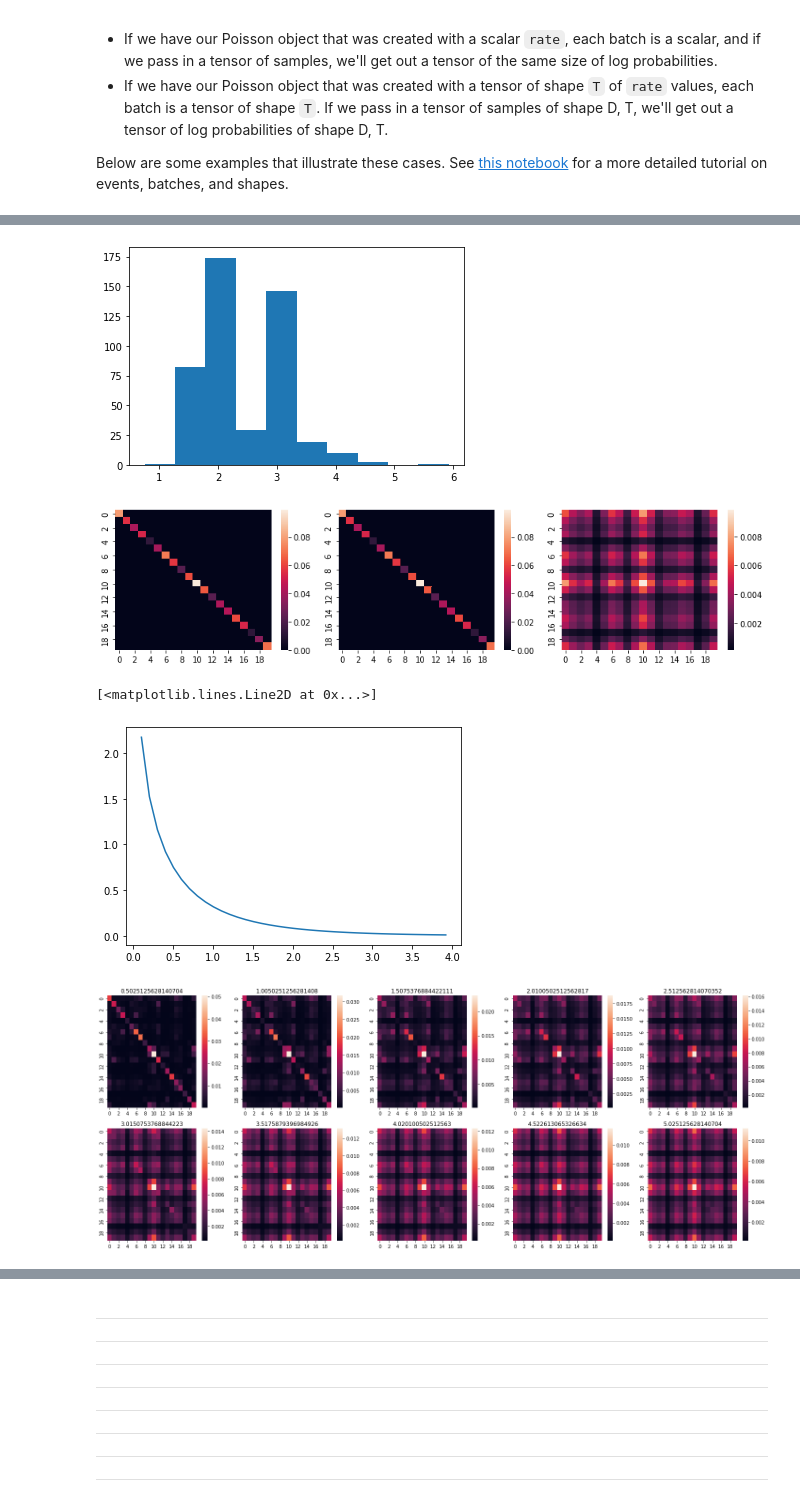
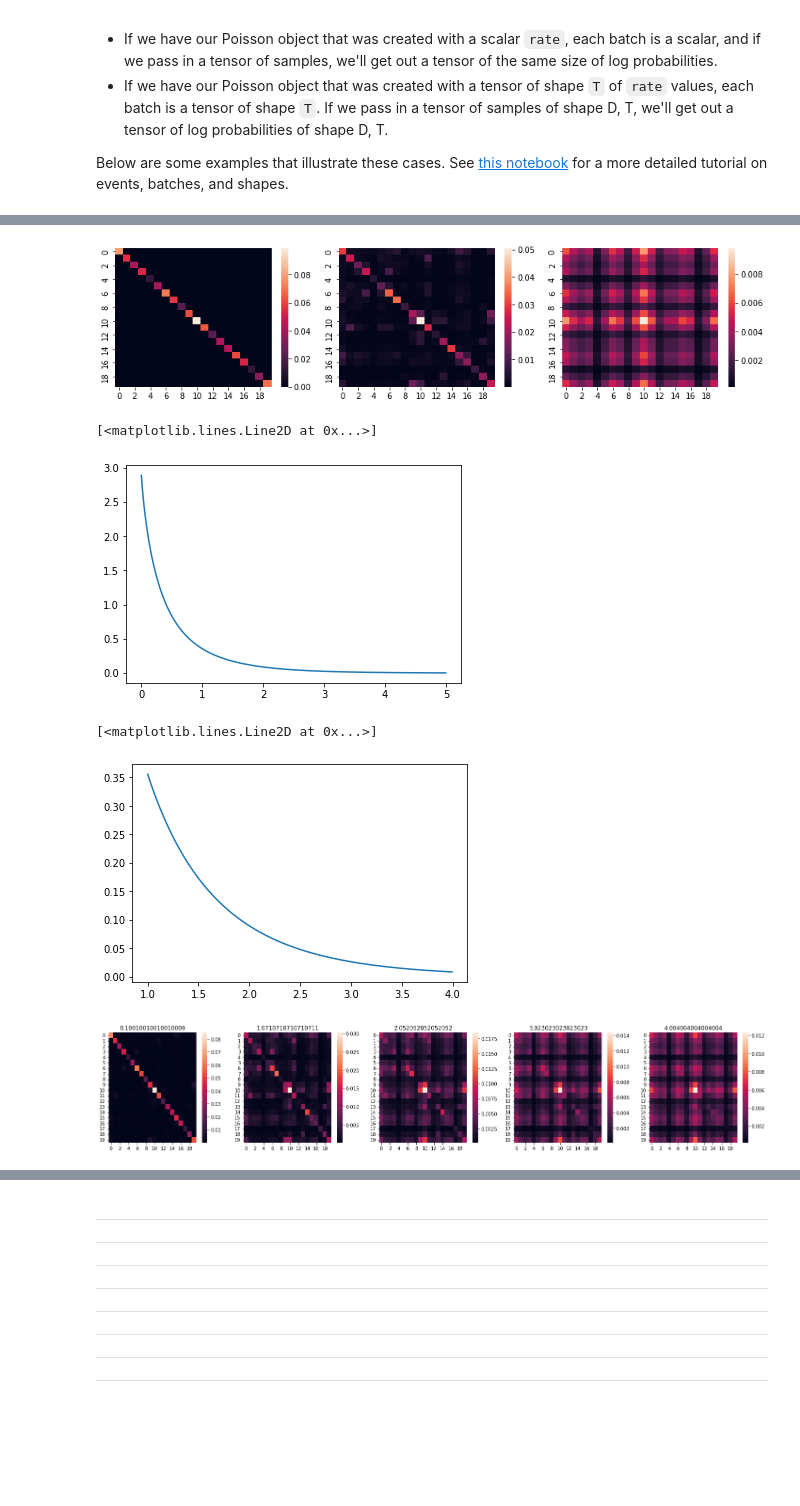
Before and after one commit to AVova/tensorflow_stats, a Jupyter notebook: TensorFlow_Evolution_Statistics.ipynb, the cells around one changed output, grey strips where cells are left out. Drawn from its saved outputs; the diff is of its cells as text; code cells hidden in the pictures; blank space fills up the shorter version.

```diff
--- a/TensorFlow_Evolution_Statistics.ipynb
+++ b/TensorFlow_Evolution_Statistics.ipynb
@@ -360,0 +358,21 @@ mat_exps.shape, vecs.shape, vecs_at_times.shape
+# %%
+def compute_matexp_attimes(ntimes, bigtime, mx):
+    times = tf.linspace(0, bigtime, ntimes)
+    mat_exps = tf.linalg.expm(tf.expand_dims(mx, 0) * tf.reshape(times, [-1, 1, 1]))
+    return times, mat_exps
+
+def batch_matvec(batch_mx, batch_vec):
+    results = tf.linalg.matmul(batch_mx, tf.expand_dims(tf.transpose(batch_vec), 0))
+    return tf.transpose(results, [0, 2, 1])
+
+def random_pvecs(nvecs, n, scheme='uniform'):
+    if scheme == 'uniform':
+        vecs = tf.random.uniform([nvecs, n], dtype=tf.float64)
+        return vecs / tf.reduce_sum(vecs, axis=1, keepdims=True)
+# %%
+ntimes, bigtime = 1000, 10
+times, mat_exps = compute_matexp_attimes(ntimes, bigtime, rates)
+
+nvecs, n = 1000, 20
+vecs = random_pvecs(nvecs, n)
+vecs_at_times = batch_matvec(mat_exps, vecs)
@@ -361,19 +385,19 @@ mat_exps.shape, vecs.shape, vecs_at_times.shape
 # %%
 veci = np.random.randint(0, nvecs)
 
-times = tf.linspace(0, big_time, ntimes)
 
 plt.figure(figsize=(15,6))
 for i in range(20):
-    plt.plot(times, vecs_at_times[:,i,veci])
-plt.plot(times, tf.reduce_sum(vecs_at_times[:,:,veci], axis=1)*0.14, '--')
+    plt.plot(times, vecs_at_times[:,veci,i])
+plt.plot(times, tf.reduce_sum(vecs_at_times[:,veci,:], axis=1)*0.14, '--')
 plt.scatter([times[-1]]*20, freqs_tf)
 plt.show()
 
 plt.figure(figsize=(25,15))
 for a in range(20):
     ax = plt.subplot(4,5,a+1)
+    nvecs_am = nvecs // n
     offset = a*nvecs_am
     for veci in range(nvecs_am):
-        ax.plot(times, vecs_at_times[:,a,offset+veci], '--', color='gray', alpha=0.2)
+        ax.plot(times, vecs_at_times[:,offset+veci, a], '--', color='gray', alpha=0.2)
 # %% [output]
@@ -411,5 +433,0 @@ _=plt.hist(np.clip(edge_counts, 0, 100), bins=100, )
-# %%
-for n in t.traverse():
-    if len(n.get_children()) == 3:
-        break
-n.is_root()
@@ -443,9 +452,7 @@ True
 leaf_distances_from_root = []
 for l in t.get_leaves():
     leaf_distances_from_root.append(t.get_distance(l))
-_=plt.hist(leaf_distances_from_root)
+_=plt.hist(leaf_distances_from_root, bins=40)
-# %% [output]
-[figure, removed]
 # %%
 mutual_distrs = tf.linalg.matmul(
     tf.linalg.matmul(mat_exps, tf.reshape(tf.linalg.diag(freqs_tf), [1, 20, 20])),
@@ -457,17 +464,17 @@ independent_distr = tf.reshape(freqs_tf, [20, 1]) @ tf.reshape(freqs_tf, [1, 20]
 plt.figure(figsize=(12,3))
 
 plt.subplot(1,3,1)
-sns.heatmap(mutual_distrs[0])
+sns.heatmap(tf.linalg.diag(freqs_tf))
 
 plt.subplot(1,3,2)
-sns.heatmap(tf.linalg.diag(freqs_tf))
+sns.heatmap(mutual_distrs[int(ntimes * 0.05)])
 
 plt.subplot(1,3,3)
 sns.heatmap(independent_distr)
 
 plt.tight_layout()
 # %% [output]
-[figure, old version]
+[figure, new version]
 # %%
 def computeKLDist(P, Q):
     Q = tf.reshape(Q, [-1])
@@ -477,22 +484,30 @@ def computeKLDist(P, Q):
     Q = Q[mask]
     return tf.reduce_sum(P * (tf.math.log(P) - tf.math.log(Q)))
 # %%
-kldists_from_indep = [computeKLDist(independent_distr, mutual_distrs[t]) for t in range(ntimes)]
-x = int(0.2*len(times))
-plt.plot(times[1:x], kldists_from_indep[1:x])
+kldists_from_indep = [computeKLDist(mutual_distrs[t], independent_distr) for t in range(ntimes)]
+x = int(0.5*len(times))
+plt.plot(times[0:x], kldists_from_indep[0:x])
 # %% [output]
 [<matplotlib.lines.Line2D at 0x...>]
-[figure, old version]
+[figure, new version]
+# %%
+times_np = times.numpy()
+
+i1 = np.argmin(np.abs(times_np - 1.0))
+i2 = np.argmin(np.abs(times_np - 4.0))
+
+plt.plot(times[i1:i2], kldists_from_indep[i1:i2])
+# %% [output]
+[<matplotlib.lines.Line2D at 0x...>]
+[figure, added]
 # %%
-plt.figure(figsize=(20,8))
+plt.figure(figsize=(20,4))
 
-times_np = times.numpy()
-
-for i, t in enumerate(np.linspace(0.5, 5.0,  10)):
-    plt.subplot(2,5,i+1)
+for i, t in enumerate(np.linspace(0.1, 4,  5)):
+    plt.subplot(1,5,i+1)
     tindex = np.argmin(np.abs(times_np-t))
     sns.heatmap(mutual_distrs[tindex])
     plt.title(times[tindex].numpy())
 plt.tight_layout()
 # %% [output]
-[figure, old version]
+[figure, new version]
```
Also changed, not shown: parts of 45 cells of this notebook.
